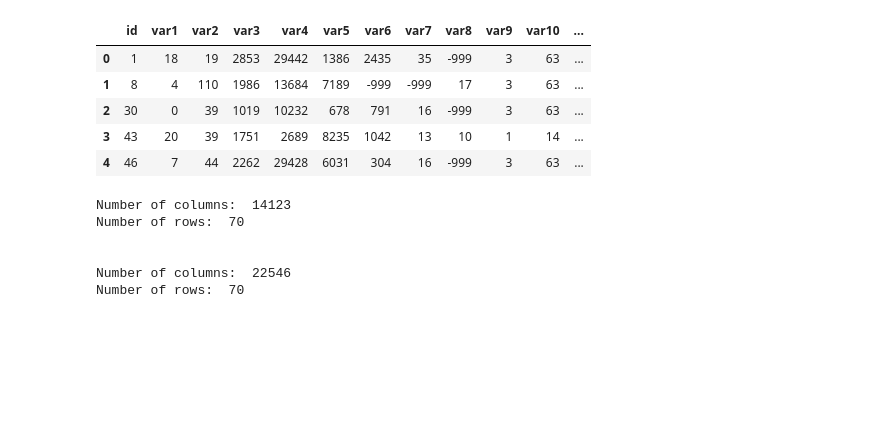
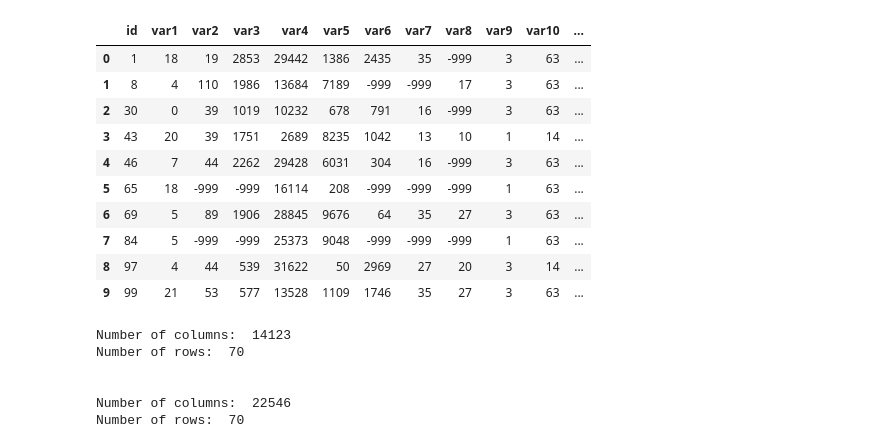
Before and after one commit to MaksonViini/PS-Data-Challenge-2021, a Jupyter notebook: ps_model.ipynb, the cells around one changed output. Saved outputs shown, nothing was run; the diff lists cells and outputs as text; code cells hidden in the pictures; blank space fills up the shorter version.

```diff
--- a/ps_model.ipynb
+++ b/ps_model.ipynb
@@ -17,14 +17,19 @@ test = pd.read_csv('archive/test.csv')
 X = data.drop('y', axis=1)
 y = data['y']
 # %%
-data.head()
+data.head(10)
 # %% [output]
 |  | id | var1 | var2 | var3 | var4 | var5 | var6 | var7 | var8 | var9 | var10 | ... |
 | 0 | 1 | 18 | 19 | 2853 | 29442 | 1386 | 2435 | 35 | -999 | 3 | 63 | ... |
 | 1 | 8 | 4 | 110 | 1986 | 13684 | 7189 | -999 | -999 | 17 | 3 | 63 | ... |
 | 2 | 30 | 0 | 39 | 1019 | 10232 | 678 | 791 | 16 | -999 | 3 | 63 | ... |
 | 3 | 43 | 20 | 39 | 1751 | 2689 | 8235 | 1042 | 13 | 10 | 1 | 14 | ... |
 | 4 | 46 | 7 | 44 | 2262 | 29428 | 6031 | 304 | 16 | -999 | 3 | 63 | ... |
+| 5 | 65 | 18 | -999 | -999 | 16114 | 208 | -999 | -999 | -999 | 1 | 63 | ... |
+| 6 | 69 | 5 | 89 | 1906 | 28845 | 9676 | 64 | 35 | 27 | 3 | 63 | ... |
+| 7 | 84 | 5 | -999 | -999 | 25373 | 9048 | -999 | -999 | -999 | 1 | 63 | ... |
+| 8 | 97 | 4 | 44 | 539 | 31622 | 50 | 2969 | 27 | 20 | 3 | 14 | ... |
+| 9 | 99 | 21 | 53 | 577 | 13528 | 1109 | 1746 | 35 | 27 | 3 | 63 | ... |
 # %%
 X_resampled, y_resampled = SMOTE().fit_resample(X, y)
 # %%
```
Also changed, not shown: parts of 17 cells of this notebook, 3 other files.
